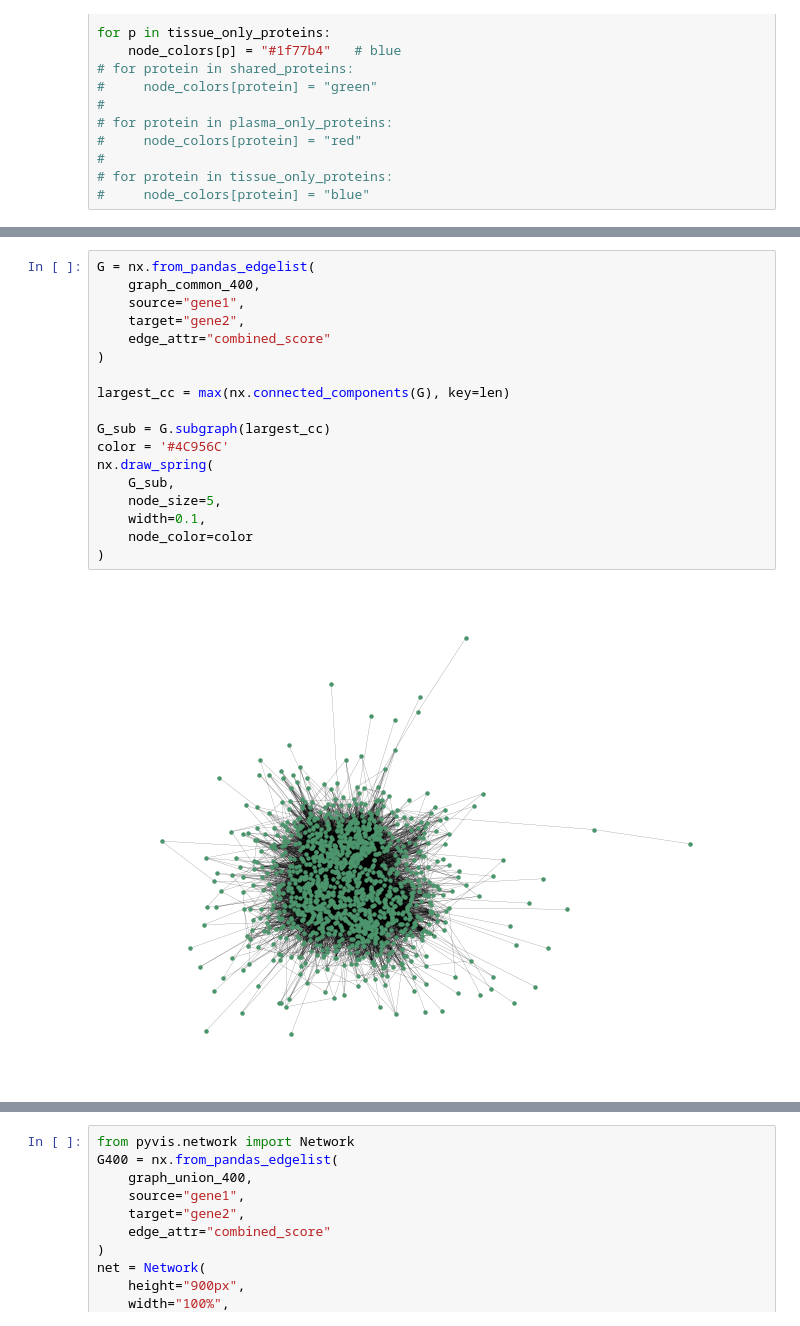
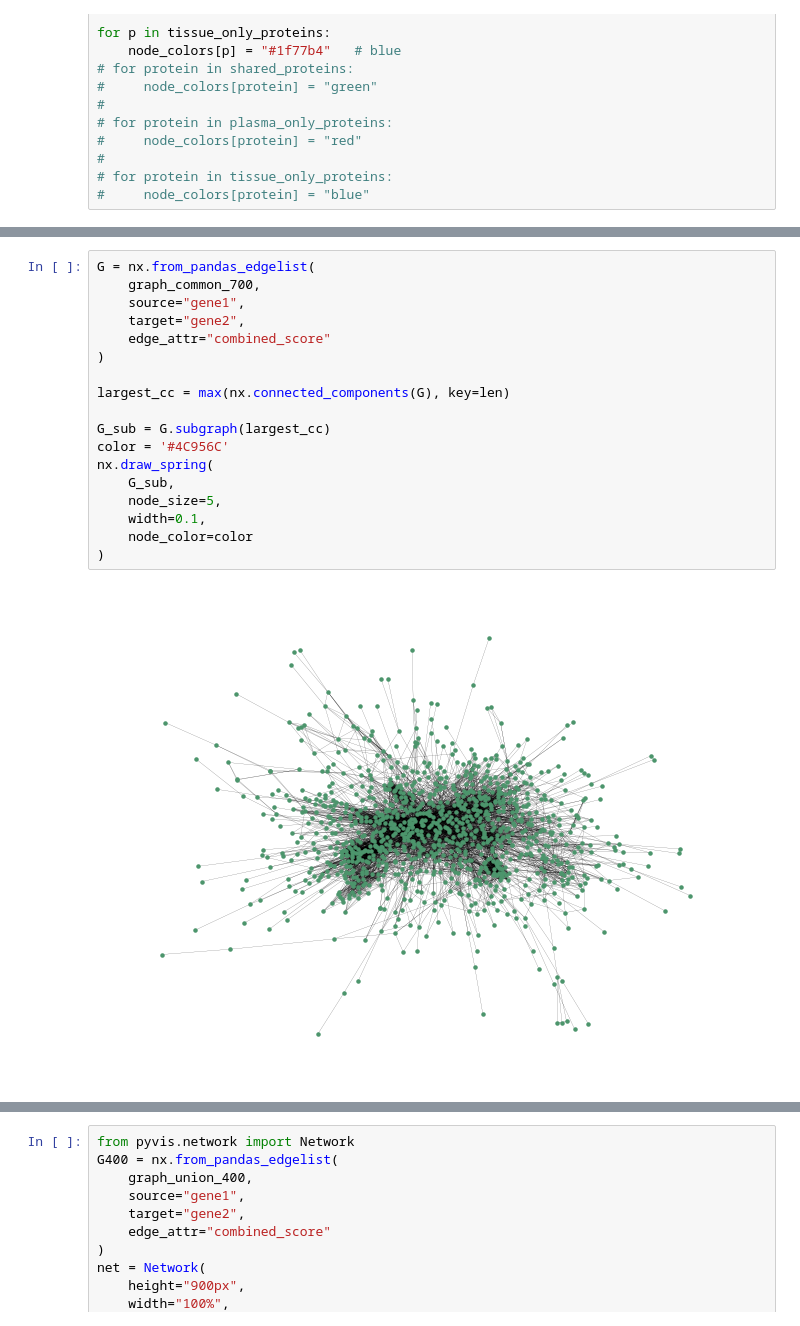
Before and after one commit to paulaliv/AAA_project, a Jupyter notebook: graph_analysis.ipynb, the cells around one changed output, grey strips where cells are left out. Saved outputs shown, nothing was run; the diff lists cells and outputs as text.

Commit message:
graph stats and visualization

```diff
--- a/graph_analysis.ipynb
+++ b/graph_analysis.ipynb
@@ -270,20 +270,20 @@ nx.draw_spring(
 # %%
 G = nx.from_pandas_edgelist(
-    graph_common_400,
+    graph_common_700,
     source="gene1",
     target="gene2",
     edge_attr="combined_score"
 )
 
 largest_cc = max(nx.connected_components(G), key=len)
 
 G_sub = G.subgraph(largest_cc)
 color = '#4C956C'
 nx.draw_spring(
     G_sub,
     node_size=5,
     width=0.1,
     node_color=color
 )
 # %% [output]
-[figure, old version]
+[figure, new version]
```
Also changed, not shown: parts of 3 cells of this notebook, 5 other files.
